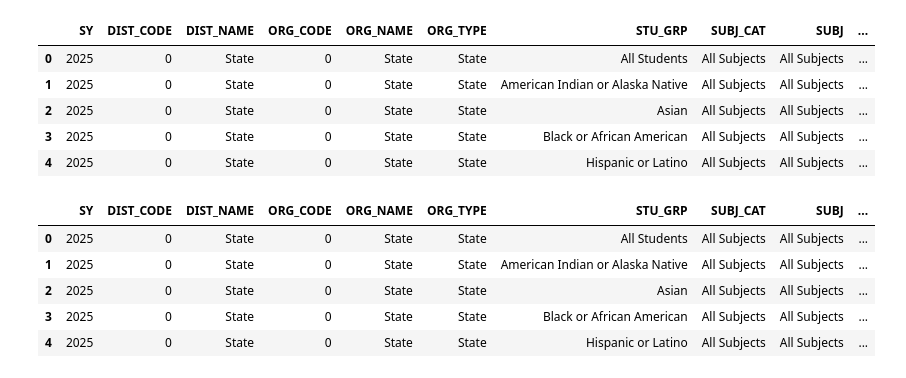
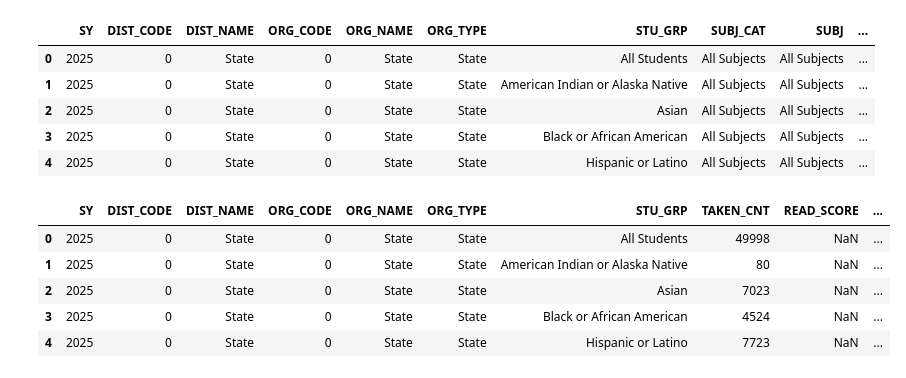
Before and after one commit to wilSecord/studio-projects, a Jupyter notebook: week3_girlsinc/explorin.ipynb, the cells around one changed output. Drawn from its saved outputs; the diff is of its cells as text; code cells hidden in the pictures.

```diff
--- a/week3_girlsinc/explorin.ipynb
+++ b/week3_girlsinc/explorin.ipynb
@@ -40,13 +97,13 @@ ap_p.head()
 | 3 | 2025 | 0 | State | 0 | State | State | Black or African American | All Subjects | All Subjects | ... |
 | 4 | 2025 | 0 | State | 0 | State | State | Hispanic or Latino | All Subjects | All Subjects | ... |
 # %%
-sat = pd.read_csv("SAT_Performance_20260419.csv")
+sat = download_e2c_dataset("wihy-jkek", "SAT_Performance_20260419.csv")
 # %%
-ap_p.head()
+sat.head()
 # %% [output]
-|  | SY | DIST_CODE | DIST_NAME | ORG_CODE | ORG_NAME | ORG_TYPE | STU_GRP | SUBJ_CAT | SUBJ | ... |
-| 0 | 2025 | 0 | State | 0 | State | State | All Students | All Subjects | All Subjects | ... |
-| 1 | 2025 | 0 | State | 0 | State | State | American Indian or Alaska Native | All Subjects | All Subjects | ... |
-| 2 | 2025 | 0 | State | 0 | State | State | Asian | All Subjects | All Subjects | ... |
-| 3 | 2025 | 0 | State | 0 | State | State | Black or African American | All Subjects | All Subjects | ... |
-| 4 | 2025 | 0 | State | 0 | State | State | Hispanic or Latino | All Subjects | All Subjects | ... |
+|  | SY | DIST_CODE | DIST_NAME | ORG_CODE | ORG_NAME | ORG_TYPE | STU_GRP | TAKEN_CNT | READ_SCORE | ... |
+| 0 | 2025 | 0 | State | 0 | State | State | All Students | 49998 | NaN | ... |
+| 1 | 2025 | 0 | State | 0 | State | State | American Indian or Alaska Native | 80 | NaN | ... |
+| 2 | 2025 | 0 | State | 0 | State | State | Asian | 7023 | NaN | ... |
+| 3 | 2025 | 0 | State | 0 | State | State | Black or African American | 4524 | NaN | ... |
+| 4 | 2025 | 0 | State | 0 | State | State | Hispanic or Latino | 7723 | NaN | ... |
```
Also changed, not shown: parts of 14 cells of this notebook, 5 other files.
